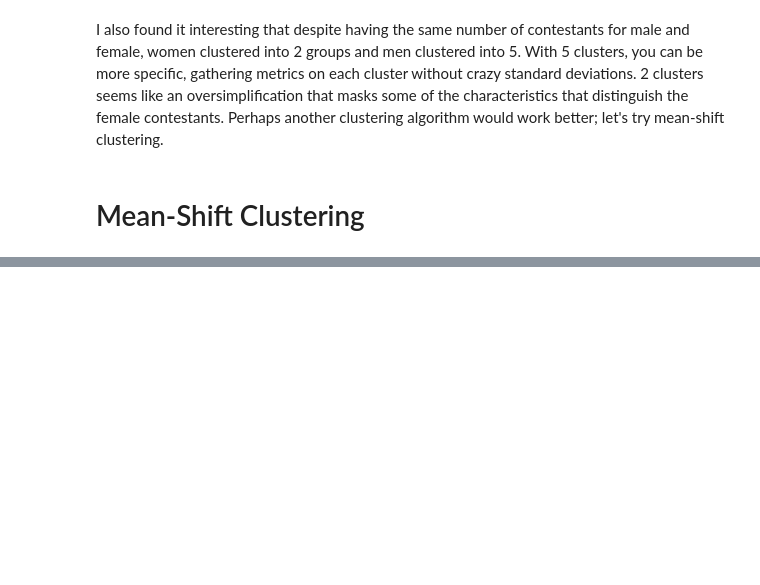
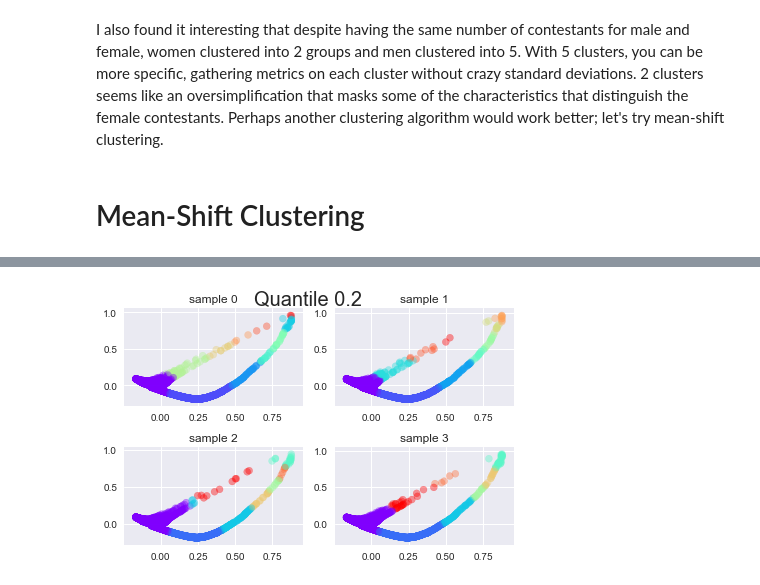
Before and after one commit to osnosis/clustering-boston-marathon, a Jupyter notebook: Clustering the Boston Marathon.ipynb, the cells around one changed output, grey strips where cells are left out. Cells and saved outputs as stored; diff of their text form; code cells hidden in the pictures; blank space fills up the shorter version.

Commit message:
final version using k-means and mean-shift for male/female clusters

```diff
--- a/Clustering the Boston Marathon.ipynb
+++ b/Clustering the Boston Marathon.ipynb
@@ -1018,18 +538,0 @@ Time to make our last dataset!
-# %%
-centers3 = [[30, 25],[-7, -15],[0,0],[10,10],[-2,4],[10,0]]
-
-X3, y3 = make_blobs(
-    n_samples=5000,
-    centers=centers3,
-    cluster_std=3,
-    n_features=2,
-    random_state=42)
-
-plt.scatter(X3[:, 0], X3[:, 1], c=y3, alpha = 0.5)
-plt.show()
-
-X3_train, X3_test, y3_train, y3_test = train_test_split(
-    X3,
-    y3,
-    test_size=0.4,
-    random_state=42)
@@ -1057,0 +574,66 @@ Overall, we see that k-means has performed very strongly with these fairly simpl
+# %%
+def plot_meanshift(plot_clusters):
+
+    quantiles = [0.2, 0.4, 0.6, 0.8]
+    quantile_scores = pd.DataFrame(columns=['mean_estimated_clusters','mean score','std'])
+
+    for q in quantiles:
+        f, plotgrid = plt.subplots(2, 2)
+        cluster_estimates = []
+        sil_scores = []
+
+        for i in range(4):
+
+            current_group = f'quantile{q}_sample{i}'
+            num_clust_column = f'n_clust {current_group}'
+            num_colors = int(plot_clusters[num_clust_column].max())
+            colors = cm.rainbow(np.linspace(0, 1, num_colors))
+
+            x_plot = plot_clusters[f'pca_f1_sample{i}']
+            y_plot = plot_clusters[f'pca_f2_sample{i}']
+
+            c = plot_clusters[current_group]
+
+            rows = int(np.floor(i / 2))
+                # 0,0,1,1
+            cols = i % 2
+                # 0,1,0,1
+
+            plotgrid[rows, cols].scatter(x_plot, y_plot, color = colors[c], alpha = 0.4)
+            plotgrid[rows, cols].set_title(f'sample {i}')
+            #plotgrid[rows, cols].set_xlim([-.3, .3])
+            #plotgrid[rows, cols].set_ylim([-.3, .3])
+
+            sil_score = plot_clusters['sil_score ' + str(current_group)].mean()
+            sil_scores.append(sil_score)
+            cluster_estimate = plot_clusters['n_clust ' + str(current_group)].mean()
+            cluster_estimates.append(cluster_estimate)
+
+        group_sil_scores_mean = np.mean(sil_scores)
+        group_sil_scores_std = np.std(sil_scores)
+        group_cluster_estimate = np.mean(cluster_estimates)
+        quantile_scores = quantile_scores.append({'mean_estimated_clusters': group_cluster_estimate, 'quantile':q, 'mean score': group_sil_scores_mean, 'std': group_sil_scores_std}, ignore_index=True)
+        print('quantile silhouette scores:')
+        print(quantile_scores)
+
+        plt.suptitle(f'Quantile {q}', fontsize=20)
+        plt.tight_layout()
+        plt.show()
+        print('\n')
+
+    print('sorted quantile scores:')
+    sorted_scores = quantile_scores.sort(columns = 'mean score', ascending = False)
+    print(sorted_scores)
+
+    best_cluster_num = int(sorted_scores['mean_estimated_clusters'].iloc[0])
+    print('best cluster num:')
+    print(best_cluster_num)
+
+    best_quantile = sorted_scores['quantile'].iloc[0]
+    print('best quantile:')
+    print(best_quantile)
+
+    return best_quantile
+
+female_ms_quantile = plot_meanshift(female_plot_clusters)
+# %% [output]
@@ -1057,0 +643 @@ Overall, we see that k-means has performed very strongly with these fairly simpl
+[figure, added]
```
Also changed, not shown: parts of 66 cells of this notebook.
